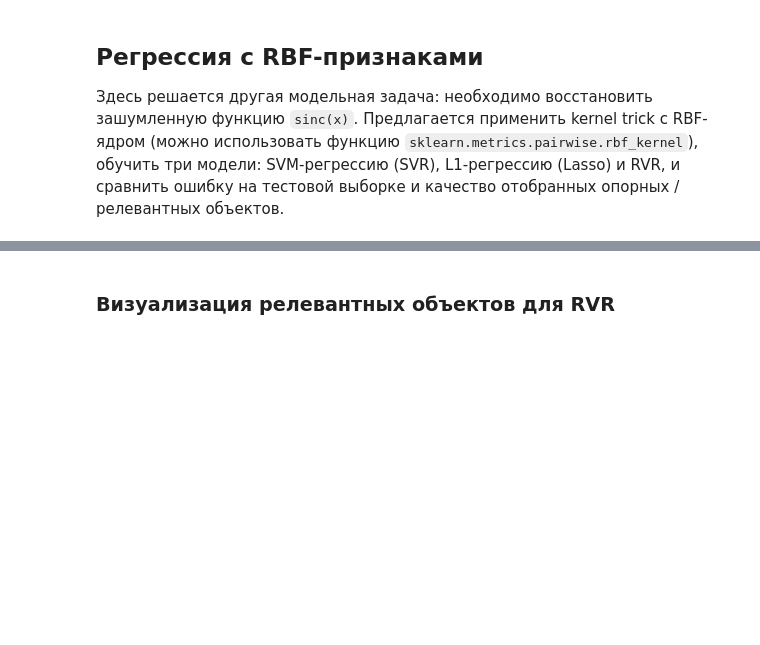
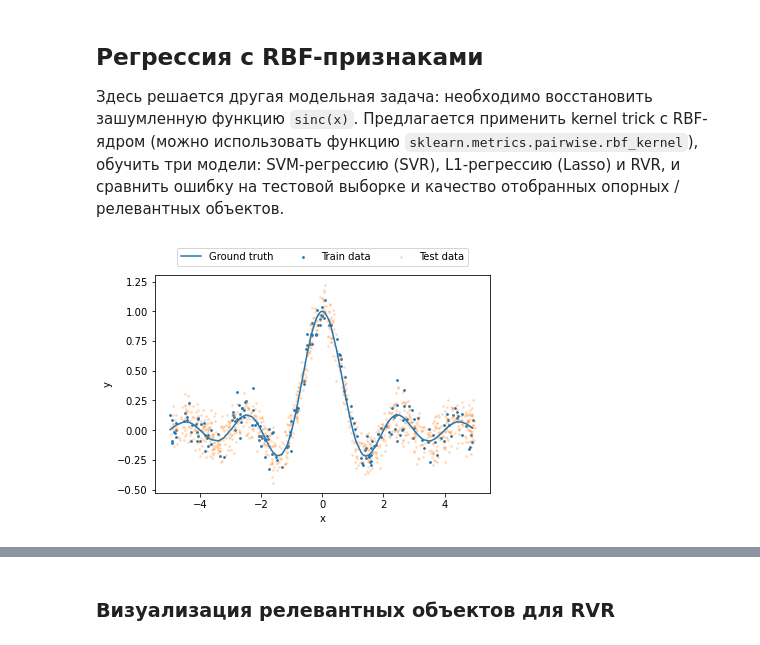
Before and after one commit to dariadiatlova/Bayesian-Methods-hse-fall-2021, a Jupyter notebook: labs/Relevance Vector Regression.ipynb, the cells around one changed output, grey strips where cells are left out. Cells and saved outputs as stored; diff of their text form; code cells hidden in the pictures; blank space fills up the shorter version.

```diff
--- a/labs/Relevance Vector Regression.ipynb
+++ b/labs/Relevance Vector Regression.ipynb
@@ -221,34 +219,36 @@ from sklearn.metrics.pairwise import rbf_kernel
 def gen_batch(n, beta):
     points = np.random.uniform(-5, 5, n)
     points = np.sort(points)
     t = np.sinc(points) + np.random.normal(size=n) / beta ** 0.5
     return points, t
 
 n = 200
 n_test = 1000
 d = n + 1
 beta_true = 100
 
 points_train, t_train = gen_batch(n, beta_true)
 points_test, t_test = gen_batch(n_test, beta_true)
 
 # RBF-transform
-X_train = # YOUR CODE GOES HERE
-X_test = # YOUR CODE GOES HERE
+X_train = rbf_kernel(points_train.reshape(-1, 1))
+X_test = rbf_kernel(points_test.reshape(-1, 1), points_train.reshape(-1, 1))
 
 # Constant feature
 X_train = np.hstack((np.ones((n, 1)), X_train))
 X_test = np.hstack((np.ones((n_test, 1)), X_test))
 
 # Visualization
 fig, ax = plt.subplots()
 ax.scatter(points_train, t_train, s=3, label='Train data', alpha=1)
 ax.scatter(points_test, t_test, s=3, label='Test data', alpha=0.2)
 ax.plot(points_train, np.sinc(points_train), label='Ground truth')
 
 ax.set_xlabel('x')
 ax.set_ylabel('y')
 ax.legend(ncol=3, loc=9, bbox_to_anchor=(0.5, 1.15))
 plt.show()
+# %% [output]
+[figure, added]
 # %%
 # Relevance Vector Regression
```
Also changed, not shown: parts of 9 cells of this notebook.
